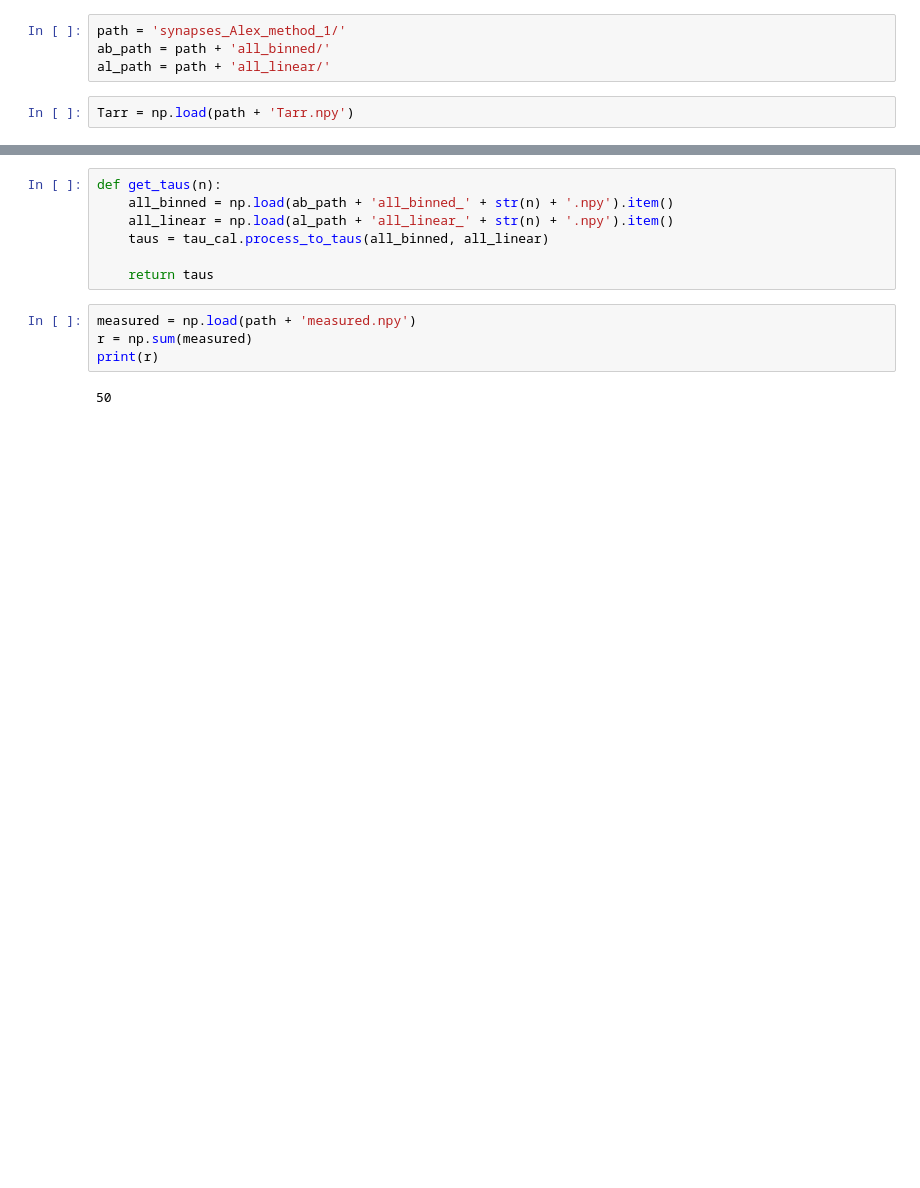
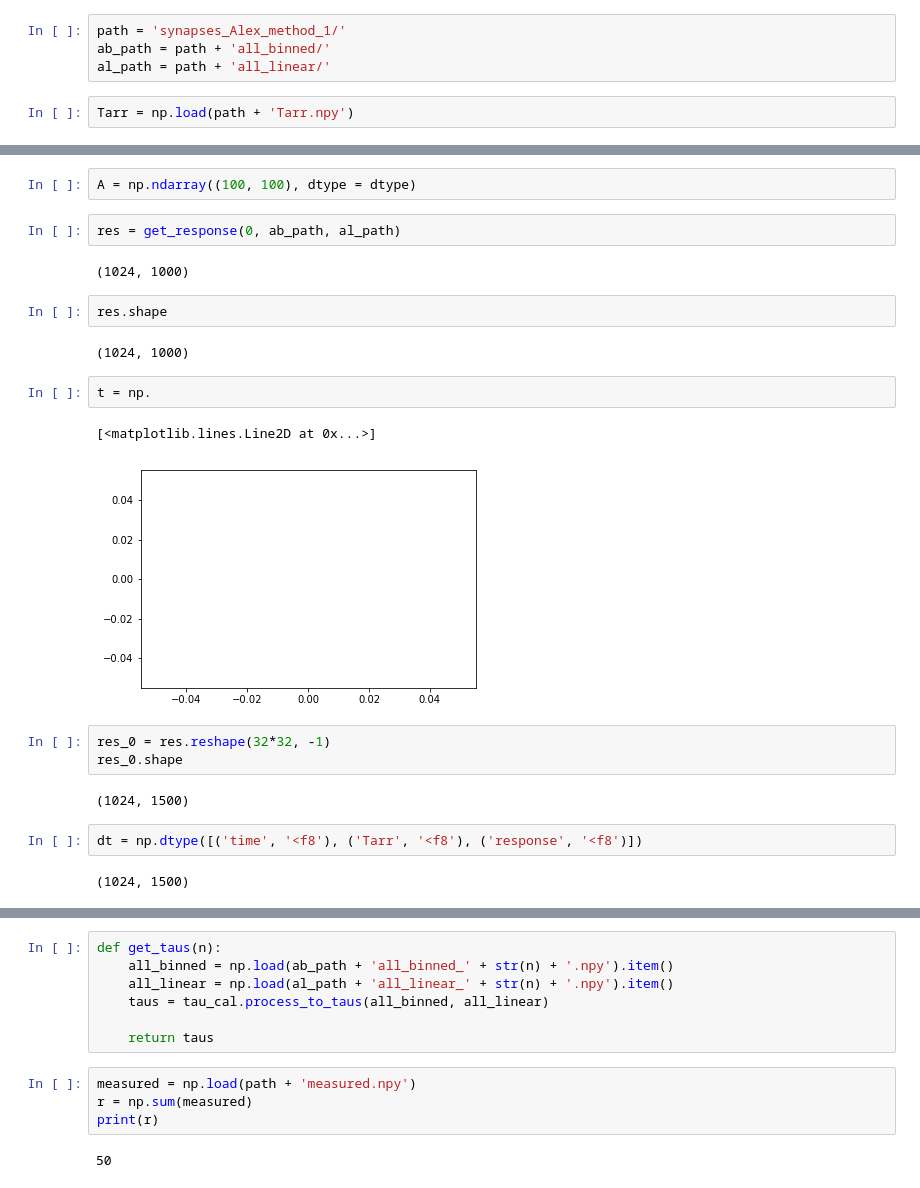
Before and after one commit to scottcantreid/Braindrop_Utilities, a Jupyter notebook: Thermal Synapses Analysis.ipynb, the cells around one changed output, grey strips where cells are left out. Drawn from its saved outputs; the diff is of its cells as text; blank space fills up the shorter version.

```diff
--- a/Thermal Synapses Analysis.ipynb
+++ b/Thermal Synapses Analysis.ipynb
@@ -14,0 +63,24 @@ Tarr = np.load(path + 'Tarr.npy')
+# %%
+A = np.ndarray((100, 100), dtype = dtype)
+# %%
+res = get_response(0, ab_path, al_path)
+# %% [output]
+(1024, 1000)
+# %%
+res.shape
+# %% [output]
+(1024, 1000)
+# %%
+t = np.
+# %% [output]
+[<matplotlib.lines.Line2D at 0x...>]
+[figure, added]
+# %%
+res_0 = res.reshape(32*32, -1)
+res_0.shape
+# %% [output]
+(1024, 1500)
+# %%
+dt = np.dtype([('time', '<f8'), ('Tarr', '<f8'), ('response', '<f8')])
+# %% [output]
+(1024, 1500)
```
Also changed, not shown: parts of 10 cells of this notebook, 1 other file.
